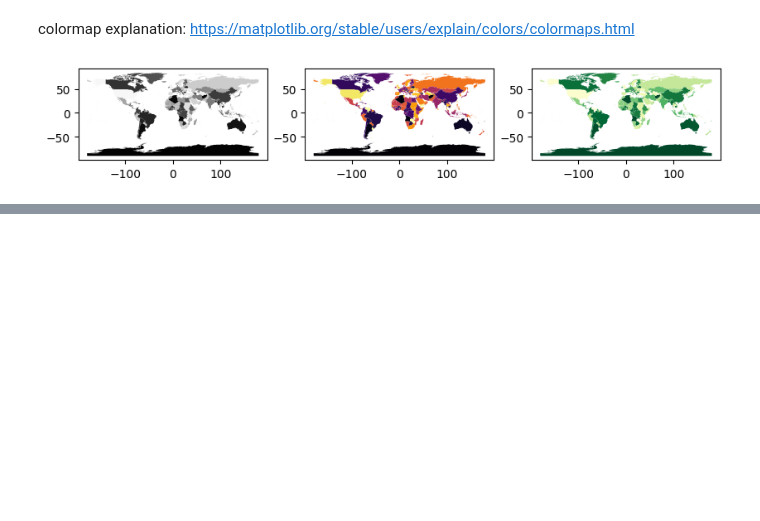
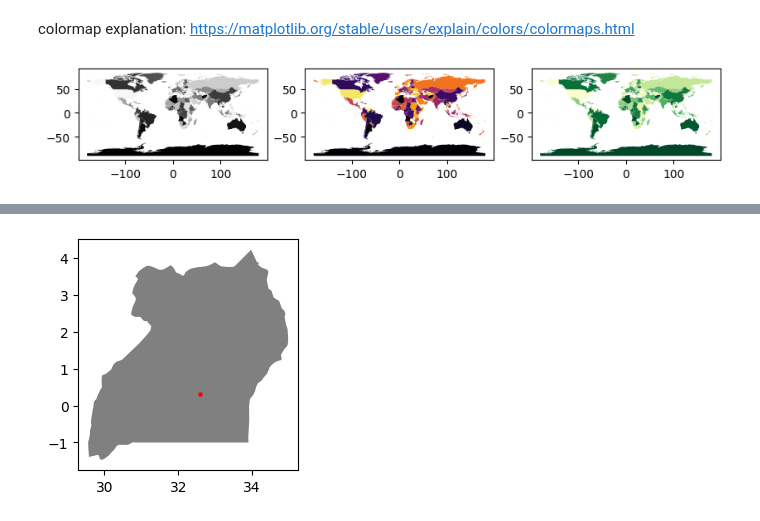
Before and after one commit to Steef-Broeder/Emergency-Services-Comparison, a Jupyter notebook: src/app.ipynb, the cells around one changed output, grey strips where cells are left out. Cells and saved outputs as stored; diff of their text form; code cells hidden in the pictures; blank space fills up the shorter version.

```diff
--- a/src/app.ipynb
+++ b/src/app.ipynb
@@ -76,0 +114,20 @@ plt.show()
+# %%
+country_name = 'Uganda'  # Replace with the country you want to plot
+selected_country = df_map[df_map['country'] == country_name]
+
+# Set up the plot
+fig, ax = plt.subplots(1, 1, figsize=(3,3))
+
+# Plot the selected country
+selected_country.plot(ax=ax, color='grey', zorder=1)  # You can choose any color you want
+
+# Create a GeoDataFrame with a single point
+Kampala = gpd.GeoDataFrame(geometry=[Point(32.57851235426574, 0.3146358586289159)])
+
+# Plot the point on ax
+Kampala.plot(ax=ax, color='red', markersize=5, zorder=2)
+
+# Show the plot
+plt.show()
+# %% [output]
+[figure, added]
```
Also changed, not shown: parts of 9 cells of this notebook, 1 other file.
